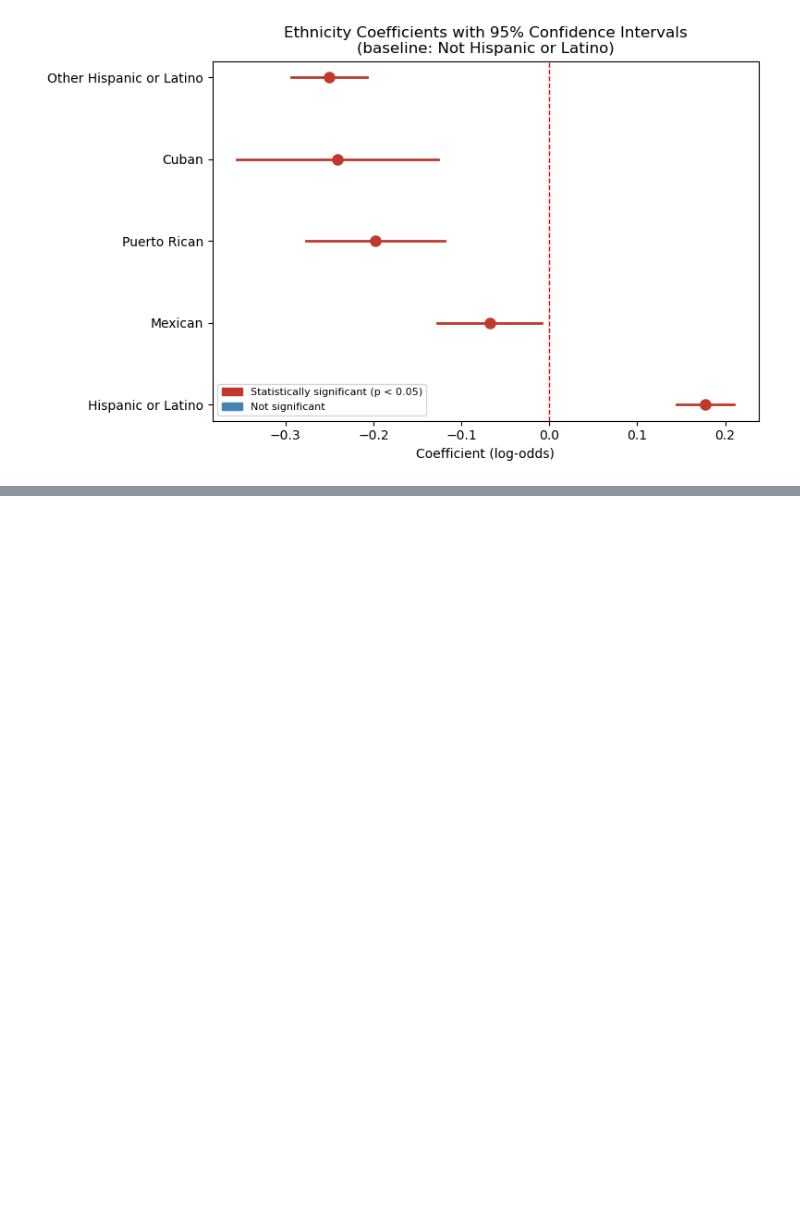
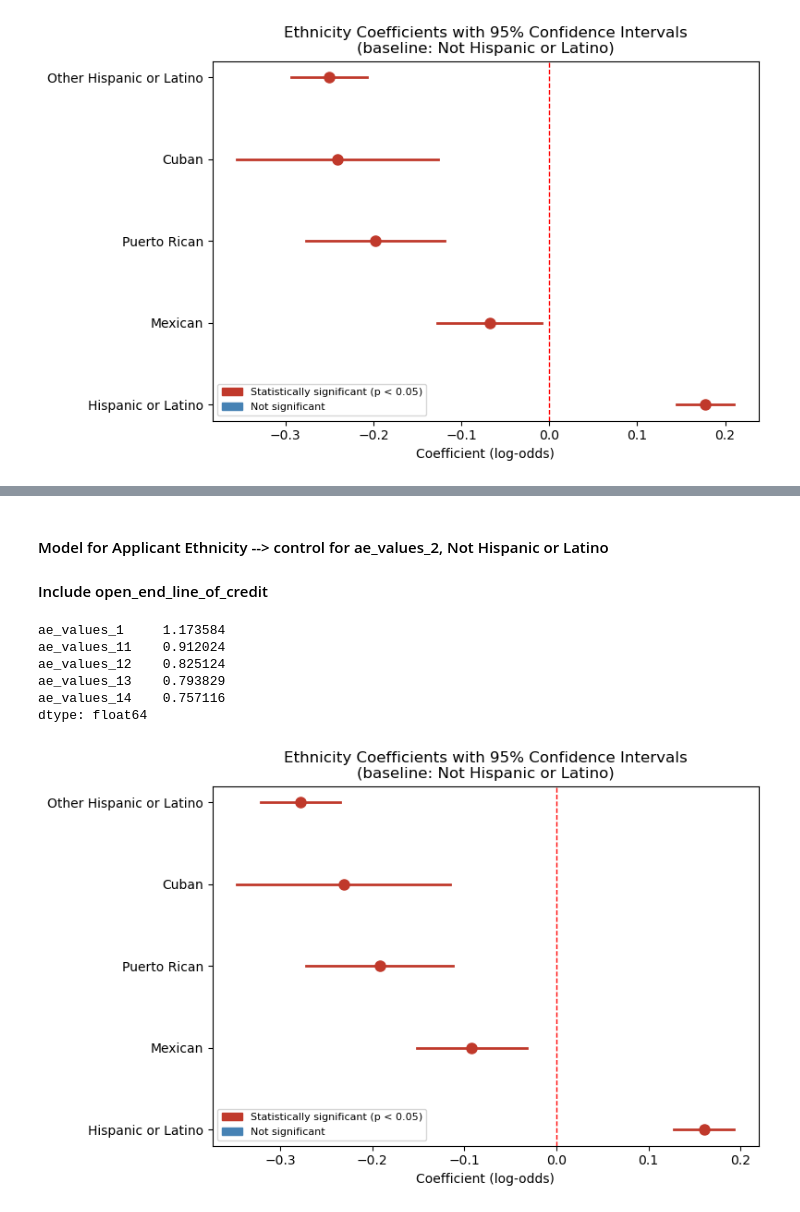
Before and after one commit to catdgomez/redlined_by_algorithm, a Jupyter notebook: notebooks/logistic_regression_models.ipynb, the cells around one changed output, grey strips where cells are left out. Drawn from its saved outputs; the diff is of its cells as text; code cells hidden in the pictures; blank space fills up the shorter version.

Commit message:
run logit on approved denied and Hispanic, constant: income, dtir, ltvr, tmpp, loan_type, age, gender

```diff
--- a/notebooks/logistic_regression_models.ipynb
+++ b/notebooks/logistic_regression_models.ipynb
@@ -118,0 +120,58 @@ plt.show()
+# %% [markdown]
+#### Model for Applicant Ethnicity --> control for ae_values_2, Not Hispanic or Latino
+#### Include open_end_line_of_credit
+# %%
+model_logit_ae_nf_oelc = smf.logit(formula = """approved_originated_or_denied ~
+                                            ae_values_1 + ae_values_11 + ae_values_12 + ae_values_13 + ae_values_14 +
+                                            income +
+                                            C(debt_to_income_ratio) +
+                                            loan_to_value_ratio +
+                                            tract_minority_population_percent +
+                                            C(loan_type) +
+                                            C(open_end_line_of_credit) +
+                                            applicant_age +
+                                            gender""",
+                              data=hmda_all_nf)
+# %%
+res_ae = model_logit_ae_nf_oelc.fit(maxiter=1000, disp=False)
+# %%
+np.exp(res_ae.params[['ae_values_1','ae_values_11','ae_values_12','ae_values_13','ae_values_14']])
+# %% [output]
+ae_values_1     1.173584
+ae_values_11    0.912024
+ae_values_12    0.825124
+ae_values_13    0.793829
+ae_values_14    0.757116
+dtype: float64
+# %%
+# Pull coefficients and confidence intervals for ethnicity variables
+ethnicity_vars = ['ae_values_1', 'ae_values_11', 'ae_values_12', 'ae_values_13', 'ae_values_14']
+labels = ['Hispanic or Latino', 'Mexican', 'Puerto Rican', 'Cuban', 'Other Hispanic or Latino']
+coefs = res_ae.params[ethnicity_vars]
+conf = res_ae.conf_int().loc[ethnicity_vars]
+pvalues = res_ae.pvalues[ethnicity_vars]
+
+# Plot
+fig, ax = plt.subplots(figsize=(8, 5))
+for i, (var, label) in enumerate(zip(ethnicity_vars, labels)):
+    is_sig = pvalues[var] < 0.05
+    color = "#c0392b" if is_sig else "steelblue"
+    ax.plot([conf.loc[var, 0], conf.loc[var, 1]], [i, i], color=color, linewidth=2)
+    ax.plot(coefs[var], i, 'o', color=color, markersize=8)
+
+# Reference line at zero
+ax.axvline(0, color='red', linestyle='--', linewidth=1, label='No effect')
+ax.set_yticks(range(len(labels)))
+ax.set_yticklabels(labels)
+ax.set_xlabel('Coefficient (log-odds)')
+ax.set_title('Ethnicity Coefficients with 95% Confidence Intervals\n(baseline: Not Hispanic or Latino)')
+
+sig_patch  = mpatches.Patch(color="#c0392b",   label="Statistically significant (p < 0.05)")
+insig_patch = mpatches.Patch(color="steelblue", label="Not significant")
+ax.legend(handles=[sig_patch, insig_patch], fontsize=8)
+
+plt.tight_layout()
+plt.savefig('../images/NF_App_Ethnicity_coefs_w_95perct_conf_int_baseline_not_hispanic_oelc.png', bbox_inches='tight')
+plt.show()
+# %% [output]
+[figure, added]
```
Also changed, not shown: parts of 35 cells of this notebook.
